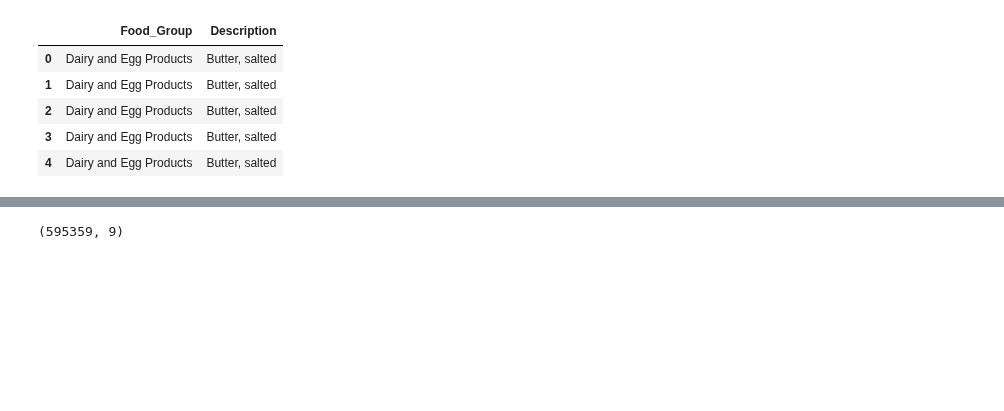
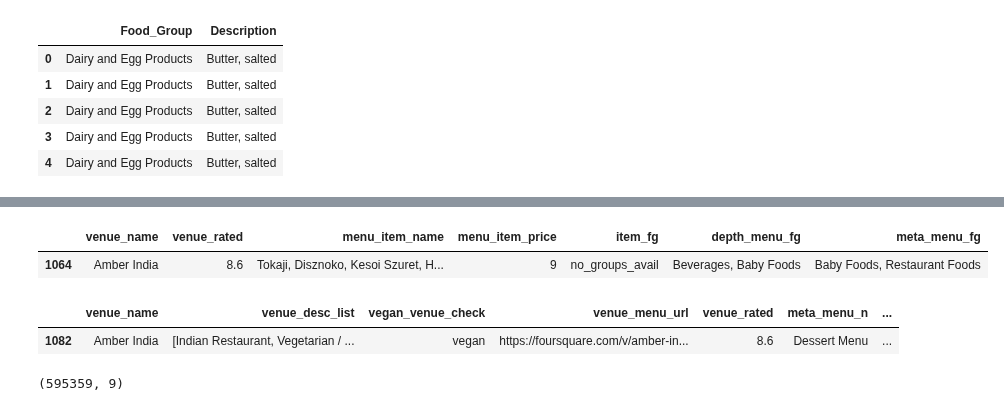
Before and after one commit to AnotherGuitar/DSI-SF-4-anotherguitar, a Jupyter notebook: projects/Capstone Stuff/Setup and Model.ipynb, the cells around one changed output, grey strips where cells are left out. Saved outputs shown, nothing was run; the diff lists cells and outputs as text; code cells hidden in the pictures; blank space fills up the shorter version.

```diff
--- a/projects/Capstone Stuff/Setup and Model.ipynb
+++ b/projects/Capstone Stuff/Setup and Model.ipynb
@@ -81,0 +98,12 @@ dads['Description'][1]
+# %%
+# This function will assign food groups given a single word input
+
+def assign_group(word_in_item):
+    groups = []
+    for item_no in range(len(deduped)):
+        search_this = deduped[item_no]['Description'].lower().replace(',','').replace('/',' ').replace('-',' ').replace('_',' ').replace('.',' ').replace('(','').replace(')','').replace("'","").replace('&','')
+        if search_this.find(word_in_item.lower()) != -1:
+            groups.append(deduped[item_no]['Food_Group'])
+            groupings = list(set(groups))
+            groupings = ', '.join(groupings)
+            return groupings
@@ -139,0 +155,7 @@ deduped[2]['Food_Group'].lower().replace(',',' ').replace('/',' ').replace('-','
+# %%
+# Here I've automated the food group tagging I would have done across each item, sub menu, and meta menu
+start_time = time.time()
+vegan_next_version['item_fg'] = vegan_next_version.menu_item_name.map(lambda x: groups_from_item(x))
+vegan_next_version['depth_menu_fg'] = vegan_next_version.depth_menus_n.map(lambda x: groups_from_item(x))
+vegan_next_version['meta_menu_fg'] = vegan_next_version.meta_menu_n.map(lambda x: groups_from_item(x))
+print("--- %s seconds ---" % (time.time() - start_time))
@@ -139,0 +177,10 @@ deduped[2]['Food_Group'].lower().replace(',',' ').replace('/',' ').replace('-','
+# %%
+vegan_next_version[['venue_name','venue_rated','menu_item_name','menu_item_price','item_fg','depth_menu_fg','meta_menu_fg']].head(1)
+# %% [output]
+|  | venue_name | venue_rated | menu_item_name | menu_item_price | item_fg | depth_menu_fg | meta_menu_fg |
+| 1064 | Amber India | 8.6 | Tokaji, Disznoko, Kesoi Szuret, H... | 9 | no_groups_avail | Beverages, Baby Foods | Baby Foods, Restaurant Foods |
+# %%
+vegan_next_version[vegan_next_version.menu_item_name == 'Lemon Grass Panna Cotta']
+# %% [output]
+|  | venue_name | venue_desc_list | vegan_venue_check | venue_menu_url | venue_rated | meta_menu_n | ... |
+| 1082 | Amber India | [Indian Restaurant, Vegetarian / ... | vegan | https://foursquare.com/v/amber-in... | 8.6 | Dessert Menu | ... |
```
Also changed, not shown: parts of 23 cells of this notebook.
